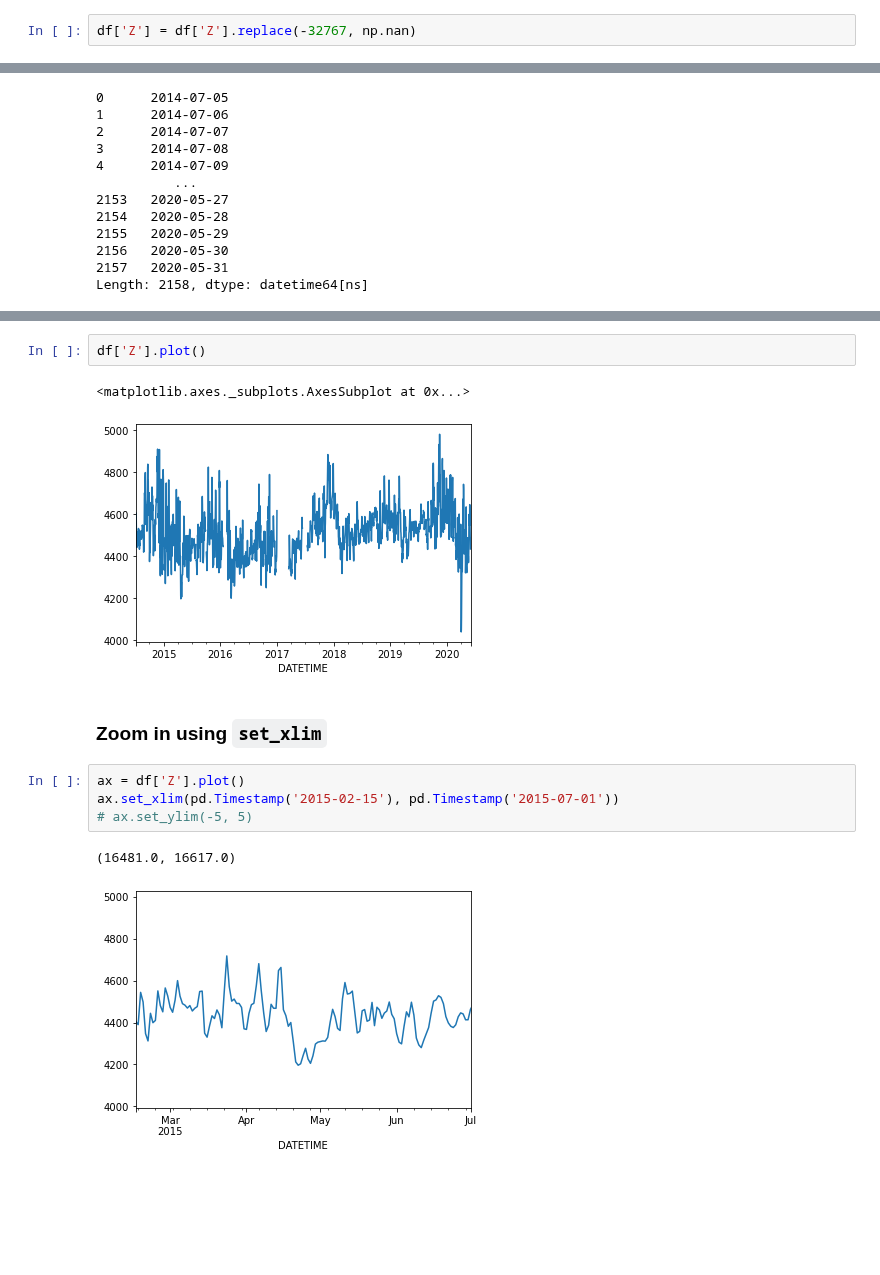
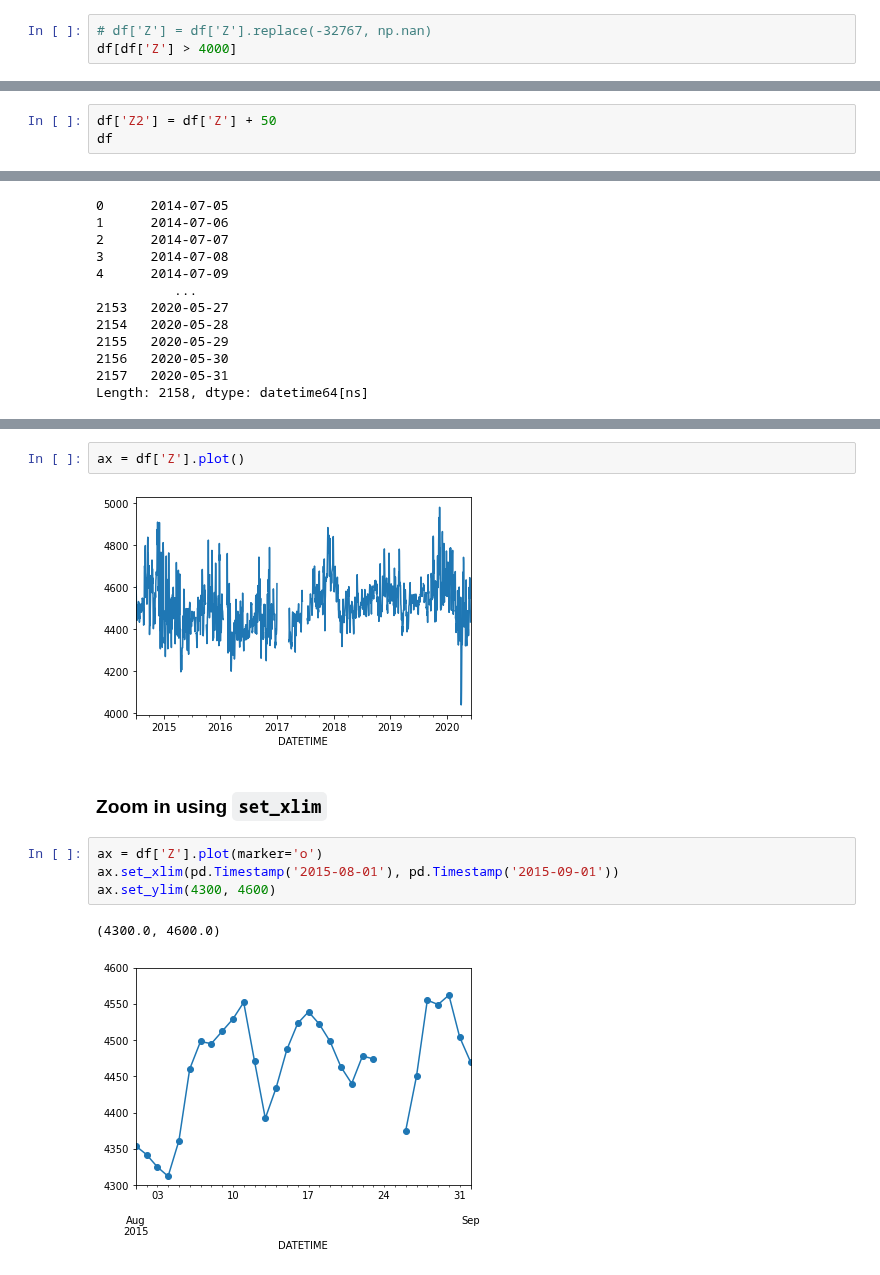
Before and after one commit to ldeo-arctictides/tidegauges-historical, a Jupyter notebook: test_read_pmsml.ipynb, the cells around one changed output, grey strips where cells are left out. Cells and saved outputs as stored; diff of their text form; blank space fills up the shorter version.

```diff
--- a/test_read_pmsml.ipynb
+++ b/test_read_pmsml.ipynb
@@ -99,4 +140,5 @@ df['Z'].plot()
 # %% [markdown]
 ### set missing values to 'nan'
 # %%
-df['Z'] = df['Z'].replace(-32767, np.nan)
+# df['Z'] = df['Z'].replace(-32767, np.nan)
+df[df['Z'] > 4000]
@@ -107,0 +163,3 @@ df['Z'].plot()
+# %%
+df['Z2'] = df['Z'] + 50
+df
@@ -144,14 +232,13 @@ df
 # %%
-df['Z'].plot()
+ax = df['Z'].plot()
 # %% [output]
-<matplotlib.axes._subplots.AxesSubplot at 0x...>
 [figure]
 # %% [markdown]
 ### Zoom in using `set_xlim`
 # %%
-ax = df['Z'].plot()
-ax.set_xlim(pd.Timestamp('2015-02-15'), pd.Timestamp('2015-07-01'))
-# ax.set_ylim(-5, 5)
+ax = df['Z'].plot(marker='o')
+ax.set_xlim(pd.Timestamp('2015-08-01'), pd.Timestamp('2015-09-01'))
+ax.set_ylim(4300, 4600)
 # %% [output]
-(16481.0, 16617.0)
+(4300.0, 4600.0)
-[figure, old version]
+[figure, new version]
```
Also changed, not shown: parts of 17 cells of this notebook, 1 other file.
